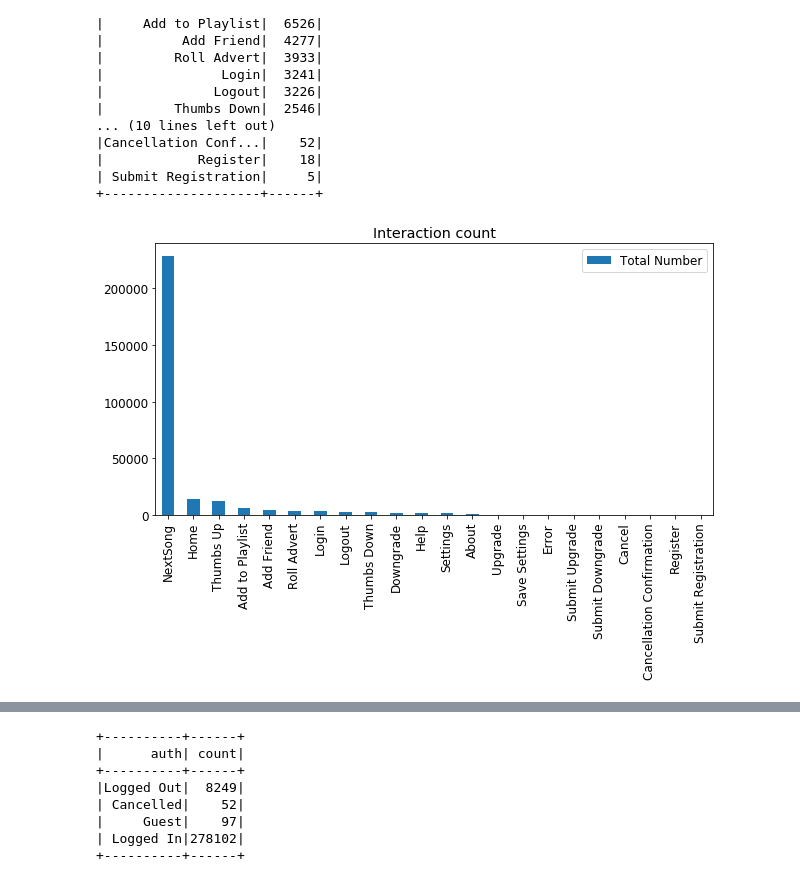
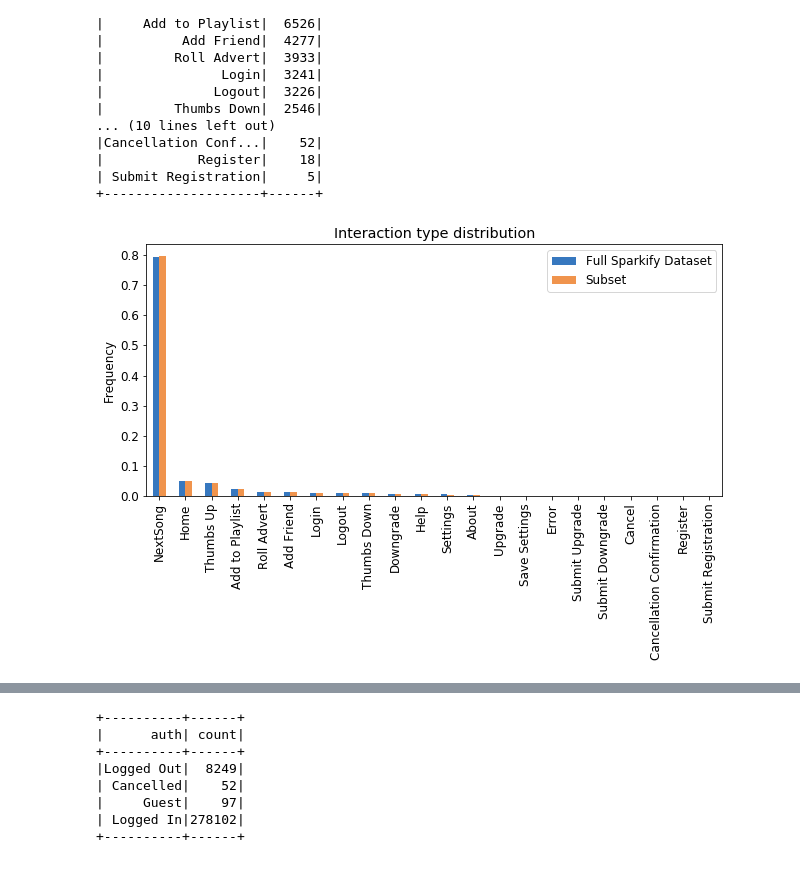
Before and after one commit to lukazaplotnik/Churn-Prediction-PySpark, a Jupyter notebook: sparkify_main.ipynb, the cells around one changed output, grey strips where cells are left out. Cells and saved outputs as stored; diff of their text form; code cells hidden in the pictures.

```diff
--- a/sparkify_main.ipynb
+++ b/sparkify_main.ipynb
@@ -439,21 +463,30 @@ df.groupby('page').count().sort('count', ascending = False).show(22)
 | Submit Registration|     5|
 +--------------------+------+
 # %%
-# For copmparison purposes I also obtained the distribution from the full Sparkify dataset
-# page_pd_full = pd.DataFrame({'count' : [20850272, 1343102, 1151465, 597921, 385212, 381664, 296350, 296005, 239212,
-#                                    184240, 155100, 147074, 92759, 50507, 29516, 25962, 15135, 6494, 5003, 5003, 802,401]},
-#                           index = ['NextSong','Home','Thumbs Up', 'Add to Playlist', 'Roll Advert', 'Add Friend', 'Login',
-#                                     'Logout', 'Thumbs Down', 'Downgrade', 'Help', 'Settings', 'About', 'Upgrade',
-#                                     'Save Settings', 'Error', 'Submit Upgrade', 'Submit Downgrade', 'Cancel',
-#                                     'Cancellation Confirmation', 'Register', 'Submit Registration'])
+# The smaller dataset is representative - distribution of the interaction types is similar in the full Sparkify dataset
+# COPIED FROM notebook used on the CLUSTER
+page_pd_full = pd.DataFrame({'page' : ['NextSong','Home','Thumbs Up', 'Add to Playlist', 'Roll Advert', 'Add Friend',
+                                       'Login','Logout', 'Thumbs Down', 'Downgrade', 'Help', 'Settings', 'About',
+                                       'Upgrade', 'Save Settings', 'Error', 'Submit Upgrade', 'Submit Downgrade', 'Cancel',
+                                     'Cancellation Confirmation', 'Register', 'Submit Registration'],
+                             'count' : [20850272, 1343102, 1151465, 597921, 385212, 381664, 296350, 296005, 239212,
+                                    184240, 155100, 147074, 92759, 50507, 29516, 25962, 15135, 6494, 5003, 5003, 802,401]})
+
+page_pd_full['Full Sparkify Dataset'] = page_pd_full['count'] / sum(page_pd_full['count'])
 # %%
 # Visualize the categorical distribution
 page_pd = df.groupby('page').count().sort('count', ascending = False).toPandas()
-page_pd.columns = ['Page', 'Total Number']
+page_pd['Subset'] = page_pd['count'] / sum(page_pd['count'])
+# Compare to statistics calculated on gull Sparkify dataset
+compare_pd = page_pd_full.merge(page_pd, on = 'page')
 
-plt.rcParams['figure.figsize'] = (10,5)
-page_pd.set_index('Page').plot.bar();
+# Plot
+plt.rcParams['figure.figsize'] = (10,7)
+compare_pd.plot(x='page', y= ['Full Sparkify Dataset', 'Subset'], kind = "bar",  color = [color1, color2]);
 plt.xlabel("");
-plt.title("Interaction count");
+plt.ylabel("Frequency");
+plt.title("Interaction type distribution");
+plt.subplots_adjust(left=0.1, right=0.9, top=0.95, bottom=0.45);
+plt.savefig('interactiontype1');
 # %% [output]
-[figure, old version]
+[figure, new version]
```
Also changed, not shown: parts of 168 cells of this notebook, 1 other file.
